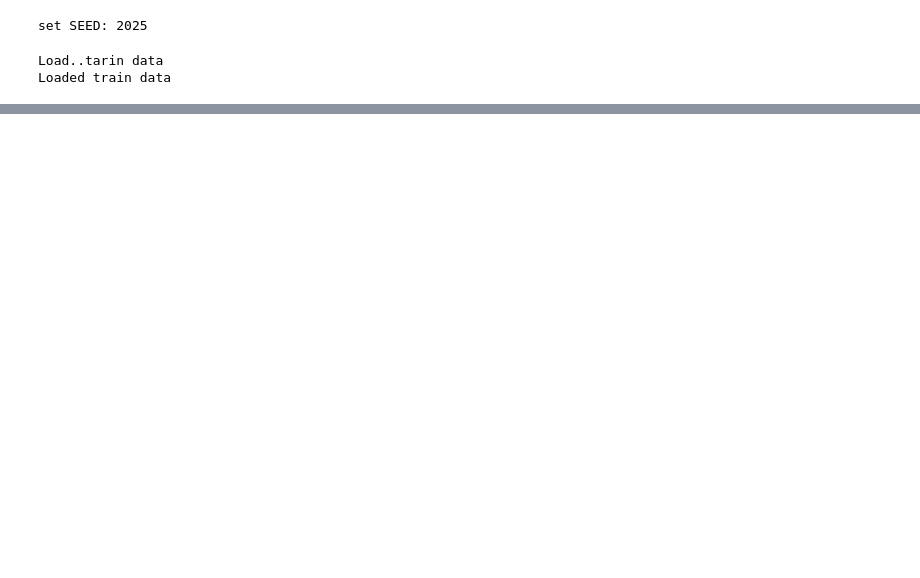
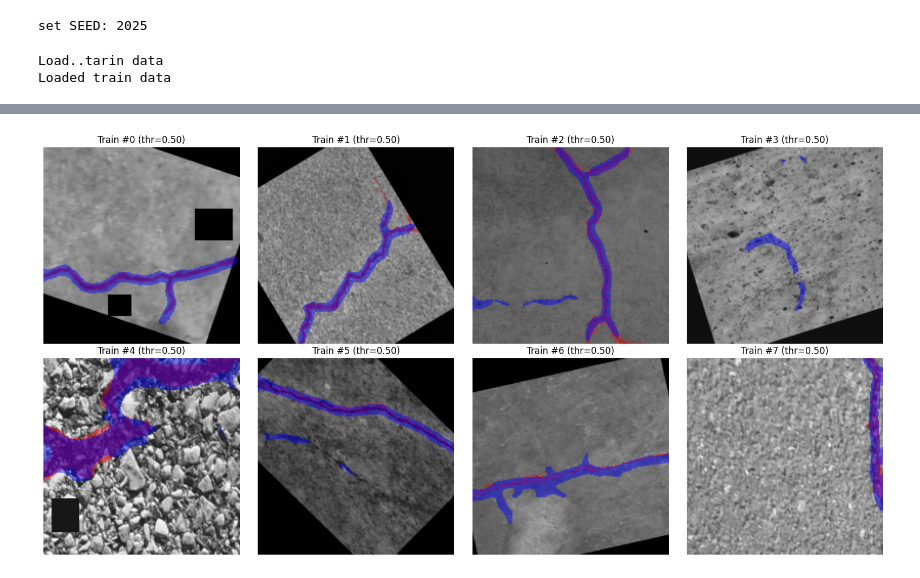
Before and after one commit to minsiter02/Kaggle_2025-csu-sw-ai-challenge, a Jupyter notebook: baseline-crack-seg.ipynb, the cells around one changed output, grey strips where cells are left out. Saved outputs shown, nothing was run; the diff lists cells and outputs as text; code cells hidden in the pictures; blank space fills up the shorter version.

```diff
--- a/baseline-crack-seg.ipynb
+++ b/baseline-crack-seg.ipynb
@@ -786,7 +521,7 @@ def train_model(
         all_masks = torch.cat(all_masks, dim=0).numpy()
 
         # --- Threshold 최적화 (F2 score 기준) ---
-        thresholds = np.linspace(0.01, 0.99, 99)
+        thresholds = np.linspace(0.0, 0.99, 200)
         best_score = 0.0
         best_epoch_threshold = best_threshold
 
@@ -841,7 +576,7 @@ def train_model(
     model.load_state_dict(torch.load(model_save_path))
     return model, best_threshold
 # %%
-train_dataset = CrackDataset(TRAIN_DIR, transform=get_transform(), augment_ratio=2)
+train_dataset = CrackDataset(TRAIN_DIR, transform=get_transform(), augment_ratio=3)
 val_dataset = CrackDataset(VAL_DIR, transform=None, augment_ratio=1)
 
 print("Load..tarin data")
@@ -855,7 +590,7 @@ Loaded train data
 from ptflops import get_model_complexity_info
 
 device = torch.device("cuda" if torch.cuda.is_available() else "cpu")
-model = EfficientCrackNet().to(device)
+model = HrSegNetB16().to(device)
 input_size = (1, 192, 192)
 
 macs, params = get_model_complexity_info(model,
@@ -871,7 +606,5 @@ Total MACs: 392.74 MMac
 # %%
 print(device)
-device = torch.device("cuda" if torch.cuda.is_available() else "cpu")
-#model = EfficientCrackNet().to(device)
-model, best_threshold = train_model(model, train_loader, val_loader, device, epochs=100, patience=10)
+model, best_threshold = train_model(model, train_loader, val_loader, device, epochs=100, patience=12)
 # %% [output]
 cuda
@@ -1059,3 +927,7 @@ def predict_submit_and_save_masks(
+# %%
+visualize_batch(model, train_loader, device=device, n=8, thresh=0.5, save_dir=None, title_prefix="Train")
+# %% [output]
+[figure, added]
 # %%
 predict_submit_and_save_masks(
     model=model,
```
Also changed, not shown: parts of 9 cells of this notebook, 1 other file.
